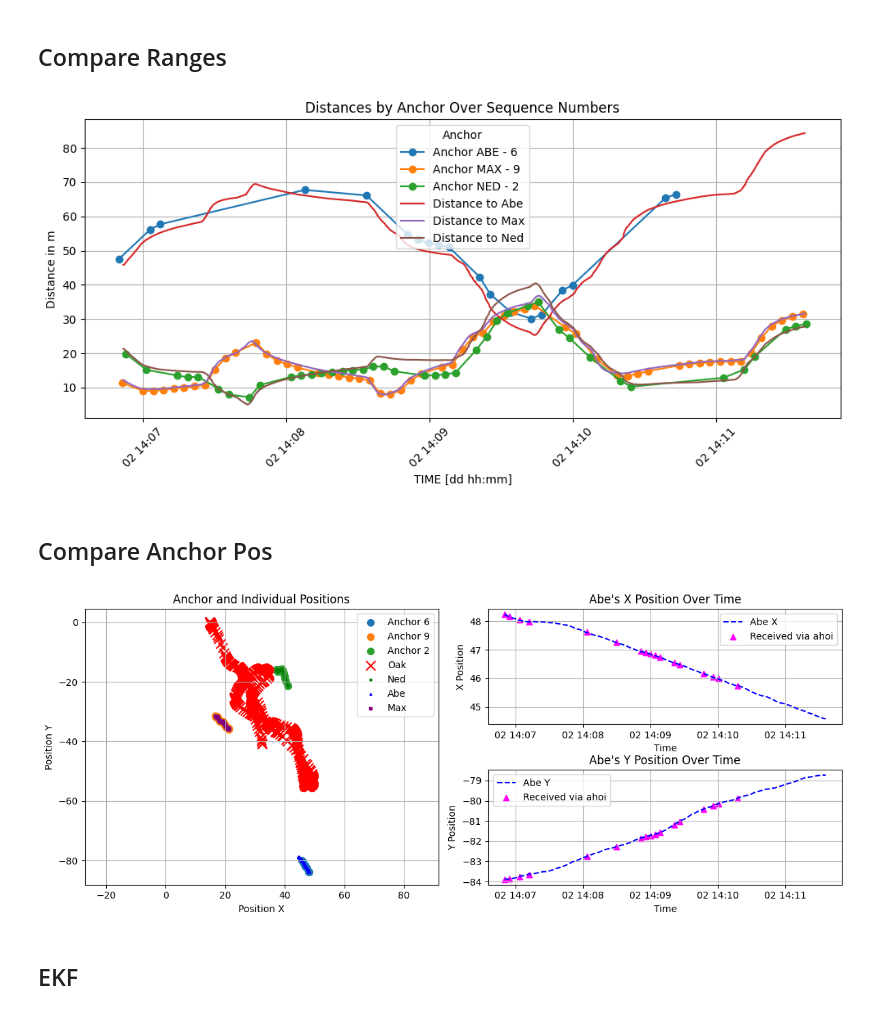
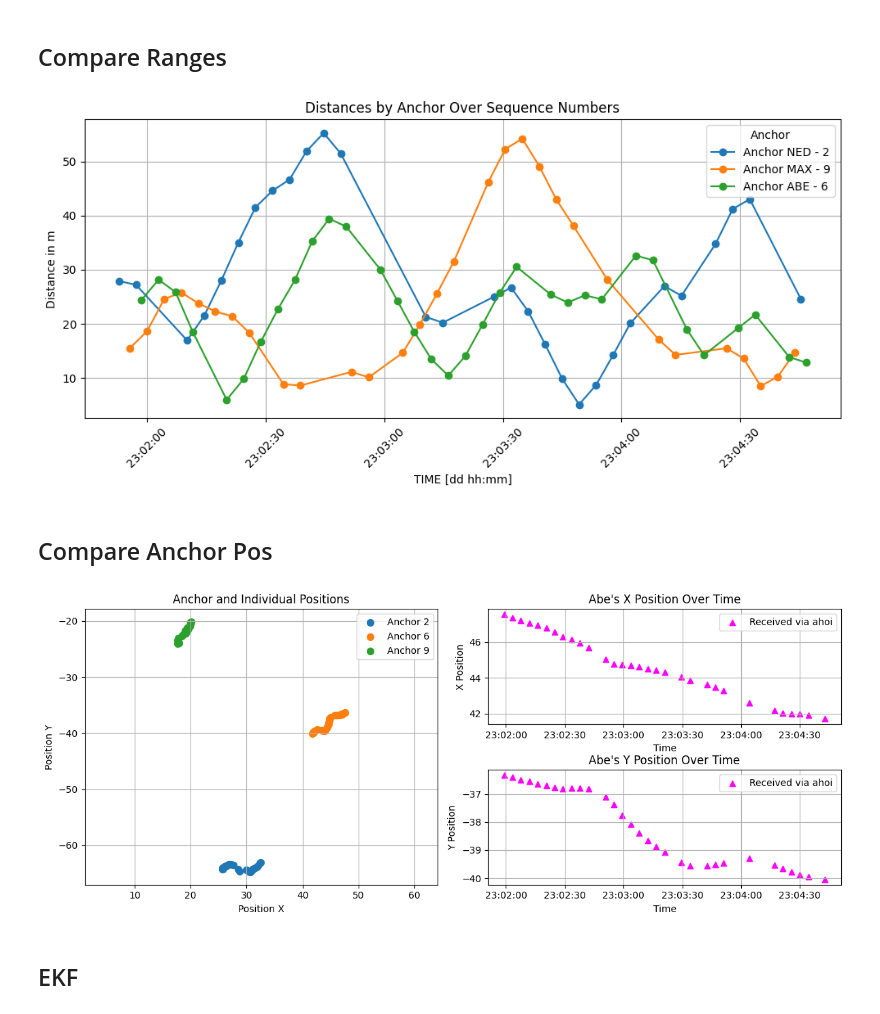
Before and after one commit to DanielDuecker/moos-ivp-ahoi, a Jupyter notebook: missions/ahoi_multi_agent_base/analysis_ahoi.ipynb, the cells around one changed output. Drawn from its saved outputs; the diff is of its cells as text; code cells hidden in the pictures.

```diff
--- a/missions/ahoi_multi_agent_base/analysis_ahoi.ipynb
+++ b/missions/ahoi_multi_agent_base/analysis_ahoi.ipynb
@@ -8,13 +8,23 @@ from datetime import datetime
 # %%
 # Load the CSV data
 
+## 2024-08-05 ====
+# file_path = 'logs/2024-08-05_01_mobile_node/ahoi_interface_log_20240805_183434_on_dock.csv' # still on dock
+# file_path = 'logs/2024-08-05_01_mobile_node/ahoi_interface_log_20240805_183728.csv' # dock and start
+# file_path = 'logs/2024-08-05_01_mobile_node/ahoi_interface_log_20240805_185530_in_between_runs.csv'
+# file_path = 'logs/2024-08-05_01_mobile_node/ahoi_interface_log_20240805_185612.csv'
+file_path = 'logs/2024-08-05_01_mobile_node/ahoi_interface_log_20240805_190152.csv'
+# file_path = 'logs/2024-08-05_01_mobile_node/ahoi_interface_log_20240805_190449_anchor_to_dock.csv'
+
+## 2024-08-02 ==== First Trials
+
 # file_path = 'logs/2024-08-02_01_mobile_node/ahoi_interface_log_20240802_093725.csv'
 # file_path = 'logs/2024-08-02_01_mobile_node/ahoi_interface_log_20240802_095845.csv'
-file_path = 'logs/2024-08-02_01_mobile_node/ahoi_interface_log_20240802_100307_extra_mass.csv'
+# file_path = 'logs/2024-08-02_01_mobile_node/ahoi_interface_log_20240802_100307_extra_mass.csv'
 # file_path = 'logs/2024-08-02_01_mobile_node/ahoi_interface_log_20240802_101324.csv'
 # file_path = 'logs/2024-08-02_01_mobile_node/ahoi_interface_log_20240802_101422.csv'
 # file_path = 'logs/2024-08-02_01_mobile_node/ahoi_interface_log_20240802_102117.csv'
-#file_path = 'logs/2024-08-02_01_mobile_node/ahoi_interface_log_20240802_102127_back to dock.csv'
+# file_path = 'logs/2024-08-02_01_mobile_node/ahoi_interface_log_20240802_102127_back to dock.csv'
 # %% [markdown]
 ### Adapt ahoi data logs
 # %%
@@ -74,7 +86,7 @@ start_utc = ahoi_df_raw['timestamp'].iloc[0]
 end_utc = ahoi_df_raw['timestamp'].iloc[-1]
 
 # Manual set new start / End
-start_utc = datetime(2024, 8, 2, 14, 6, 50)
+#start_utc = datetime(2024, 8, 2, 14, 6, 50)
 #end_utc = datetime(2024, 8, 2, 14, 10, 10)
 
 print(f"data start at {start_utc} UTC")
@@ -236,30 +251,30 @@ plt.show()
 # %%
 # Prepare data for plotting distances by anchor over sequence numbers
 tof_ack_data = ahoi_df[ahoi_df['event'] == 'TOF-ACK'][['timestamp', 'anchor_id', 'distance']]
 
 scale =  1500/ 1500
 
 # Plot the distances by anchor over sequence numbers
 plt.figure(figsize=(10, 5))
 for anchor_id in tof_ack_data['anchor_id'].unique():
     anchor_data = tof_ack_data[tof_ack_data['anchor_id'] == anchor_id]
     plt.plot(anchor_data['timestamp'], anchor_data['distance']*scale, label=f'Anchor {anchor_labels[anchor_id]}', marker='o')
 
-
-plt.plot(distances_combined['TIME'], distances_combined['Distance_Abe'], label='Distance to Abe')
-plt.plot(distances_combined['TIME'], distances_combined['Distance_Max'], label='Distance to Max')
-plt.plot(distances_combined['TIME'], distances_combined['Distance_Ned'], label='Distance to Ned')
+if use_moos_logs:
+    plt.plot(distances_combined['TIME'], distances_combined['Distance_Abe'], label='Distance to Abe')
+    plt.plot(distances_combined['TIME'], distances_combined['Distance_Max'], label='Distance to Max')
+    plt.plot(distances_combined['TIME'], distances_combined['Distance_Ned'], label='Distance to Ned')
 
 plt.xlabel('TIME [dd hh:mm]')
 plt.ylabel('Distance in m')
 plt.title('Distances by Anchor Over Sequence Numbers')
 plt.legend(title="Anchor")
 plt.grid(True)
 plt.xticks(rotation=45)
 plt.tight_layout()
 plt.show()
 # %% [output]
-[figure, old version]
+[figure, new version]
 # %% [markdown]
 ## Compare Anchor Pos
 # %%
@@ -282,11 +297,13 @@ for anchor_id in pos_ack_data['anchor_id'].unique():
     ax0.scatter(anchor_pos['pos_x'], anchor_pos['pos_y'], label=f'Anchor {anchor_id}', s=50)
 #ax0.scatter(pos_ack_data['pos_x'], pos_ack_data['pos_y'], label='Measured Anchors', s=50, color='orange', marker='o')
 
+
 # Add data for oak, ned, abe, max
-ax0.scatter(filtered_df_mdm_oak['X'], filtered_df_mdm_oak['Y'], color='red', marker='x', label='Oak', s=100)
-ax0.scatter(filtered_df_mdm_ned['X'], filtered_df_mdm_ned['Y'], color='green', marker='o', label='Ned', s=5)
-ax0.scatter(filtered_df_mdm_abe['X'], filtered_df_mdm_abe['Y'], color='blue', marker='^', label='Abe', s=5)
-ax0.scatter(filtered_df_mdm_max['X'], filtered_df_mdm_max['Y'], color='purple', marker='s', label='Max', s=5)
+if use_moos_logs:
+    ax0.scatter(filtered_df_mdm_oak['X'], filtered_df_mdm_oak['Y'], color='red', marker='x', label='Oak', s=100)
+    ax0.scatter(filtered_df_mdm_ned['X'], filtered_df_mdm_ned['Y'], color='green', marker='o', label='Ned', s=5)
+    ax0.scatter(filtered_df_mdm_abe['X'], filtered_df_mdm_abe['Y'], color='blue', marker='^', label='Abe', s=5)
+    ax0.scatter(filtered_df_mdm_max['X'], filtered_df_mdm_max['Y'], color='purple', marker='s', label='Max', s=5)
 
 ax0.set_xlabel('Position X')
 ax0.set_ylabel('Position Y')
@@ -303,7 +320,8 @@ anchor_df = pos_ack_data[pos_ack_data['anchor_id'] == 6][['timestamp', 'pos_x',
 
 # Plot Abe's X position over time in the first subplot on the right
 ax1 = plt.subplot(gs_right[0])
-ax1.plot(filtered_df_mdm_abe['TIME'], filtered_df_mdm_abe['X'], linestyle='--',  color='blue', label='Abe X')
+if use_moos_logs:
+    ax1.plot(filtered_df_mdm_abe['TIME'], filtered_df_mdm_abe['X'], linestyle='--',  color='blue', label='Abe X')
 ax1.scatter(anchor_df['timestamp'], anchor_df['pos_x'], marker='^', color='magenta',label='Received via ahoi')
 ax1.set_xlabel('Time')
 ax1.set_ylabel('X Position')
@@ -313,7 +331,8 @@ ax1.grid(True)
 
 # Plot Abe's Y position over time in the second subplot on the right
 ax2 = plt.subplot(gs_right[1])
-ax2.plot(filtered_df_mdm_abe['TIME'], filtered_df_mdm_abe['Y'], linestyle='--',  color='blue', label='Abe Y')
+if use_moos_logs:
+    ax2.plot(filtered_df_mdm_abe['TIME'], filtered_df_mdm_abe['Y'], linestyle='--',  color='blue', label='Abe Y')
 ax2.scatter(anchor_df['timestamp'], anchor_df['pos_y'], marker='^', color='magenta',label='Received via ahoi')
 ax2.set_xlabel('Time')
 ax2.set_ylabel('Y Position')
@@ -324,7 +343,7 @@ ax2.grid(True)
 plt.tight_layout()
 plt.show()
 # %% [output]
-[figure, old version]
+[figure, new version]
 # %% [markdown]
 ## EKF
 # %% [markdown]
```
Also changed, not shown: parts of 6 cells of this notebook, 2 other files.
